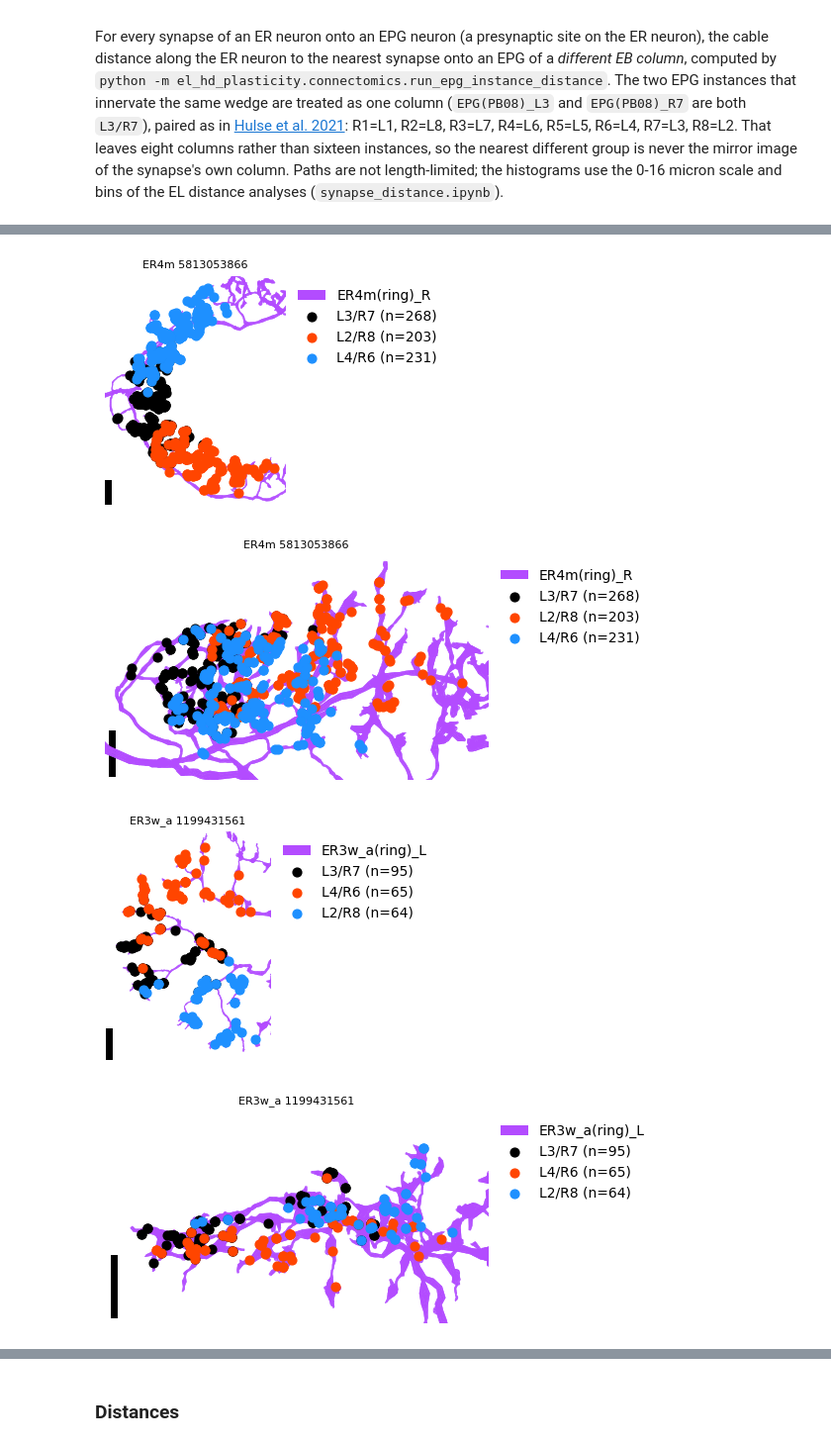
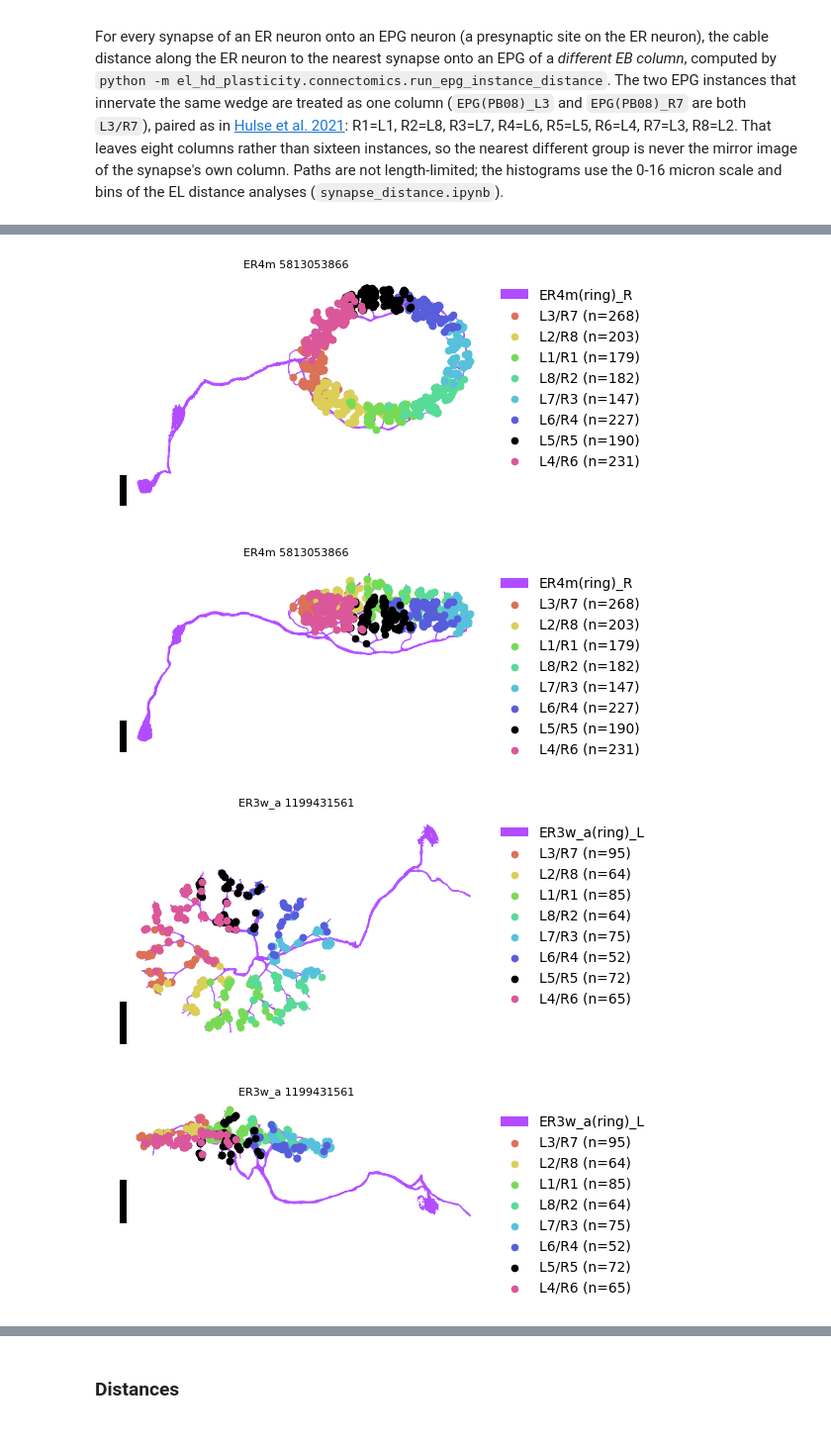
Before and after one commit to yfisher-lab/plitt_turnerevans_oa_instructs_hd_plasticity, a Jupyter notebook: figures/connectomics/epg_instance_synapse_distance.ipynb, the cells around one changed output, grey strips where cells are left out. Shown at 99% size. Drawn from its saved outputs; the diff is of its cells as text; code cells hidden in the pictures.

```diff
--- a/figures/connectomics/epg_instance_synapse_distance.ipynb
+++ b/figures/connectomics/epg_instance_synapse_distance.ipynb
@@ -55,0 +84,14 @@ inaccurate. Deficiency may strongly depend on the value of eps.
+# %%
+eb, pb = ebcoords.fetch_roi('EB'), ebcoords.fetch_roi('PB')
+epg_columns = sd.instance_column(epgs['instance'])
+print(f'{sum(column in column_color for column in epg_columns)} of {len(epgs)} EPG neurons have an EB column')
+
+fig, ax = plotting.plot_neurons_2d([eb, pb], colors=plt.cm.Greys(.3), alpha=.9, radius=False)
+for body_id, column in zip(epgs['bodyId'], epg_columns, strict=True):
+    if column in column_color:
+        plotting.plot_neurons_2d([ebcoords.fetch_skeleton(body_id)], colors=column_color[column],
+                                 alpha=.5, ax=ax)
+# one legend entry per column rather than the one per neuron navis would otherwise add
+keys = [ax.plot([], [], color=color, linewidth=3, label=column)[0] for column, color in column_color.items()]
+# ax.legend(handles=keys, loc='upper left', bbox_to_anchor=(1., 1.), frameon=False)
+fig.savefig(figfolder / 'epg_column_arbors.png', dpi=500, transparent=True, bbox_inches='tight')
@@ -56,5 +103,7 @@ inaccurate. Deficiency may strongly depend on the value of eps.
 # %%
 for plane in ('xy', 'xz'):
-    fig, ax = plotting.plot_instance_example(er4d_skeleton, syns, columns, view=tuple(plane))
+    fig, ax = plotting.plot_grouped_synapses(er4d_skeleton, syns, column_color,
+                                            view=tuple(plane), linewidth=1.5, items=(eb,),
+                                            legend=False)
     fig.savefig(figfolder / f'er4d_epg_column_synapses_{plane}.png', dpi=500, transparent=True, bbox_inches='tight')
 # %% [output]
@@ -62,0 +128,17 @@ for plane in ('xy', 'xz'):
+# %%
+views = {  # plane: the axis the neuron is shaded by, the range of that axis, and the limits of the second axis
+    'xy': dict(shade_by='z', smin=-2000, smax=700, ylim=[-300, 2400]),
+    'xz': dict(shade_by='y', smin=5, smax=1800, ylim=[-2000, 1500]),
+}
+XLIM = [-5100, -2000]
+
+for plane, v in views.items():
+    # only the synapses inside the slab the neuron is shaded by, so every dot sits on a branch of the view
+    depth = syns[f"{v['shade_by']}_eb"]
+    filtered_syns = syns[(depth >= v['smin'])] #& (depth <= v['smax'])]
+    print(plane, 'drawn:', filtered_syns['type'].value_counts().to_dict())
+    fig, ax = plotting.plot_grouped_synapses(
+        er4d_skeleton, filtered_syns, column_color, view=tuple(plane), s=80, bar_um=5,
+        xlim=XLIM, ylim=v['ylim'], shade_by=v['shade_by'], smin=v['smin'], smax=v['smax'])
+    fig.savefig(figfolder / f'er4d_epg_column_synapses_zoom_{plane}.png', dpi=500, transparent=True,
+                bbox_inches='tight')
@@ -67,16 +156,15 @@ One neuron per type, with the synapses of its most-synapsed column and the two c
 # %%
 for er_type in ('ER4m', 'ER3w_a', 'ER3p_a', 'ER1_a', 'ER2_b', 'ER3m'):
     er_syns, _ = get_er_epg_synapses(er_type)
     body_id = er_syns['bodyId_pre'].value_counts().index[0]            # the neuron with most synapses
     er_syns = cn.add_eb_coords(er_syns.loc[er_syns['bodyId_pre'] == body_id].copy(), ebcoords, type='pre')
-    er_columns = sd.adjacent_instances(er_syns)
     skeleton = ebcoords.fetch_skeleton(body_id)
     for plane in ('xy', 'xz'):
-        fig, ax = plotting.plot_instance_example(skeleton, er_syns, er_columns, view=tuple(plane))
+        fig, ax = plotting.plot_grouped_synapses(skeleton, er_syns, column_color, view=tuple(plane))
         ax.set_title(f'{er_type} {body_id}', fontsize=8)
         fig.savefig(figfolder / f'{er_type}_epg_column_synapses_{plane}.png', dpi=500, transparent=True, bbox_inches='tight')
 # %% [output]
-[figure, old version]
+[figure, new version]
-[figure, old version]
+[figure, new version]
-[figure, old version]
+[figure, new version]
-[figure, old version]
+[figure, new version]
```
Also changed, not shown: parts of 11 cells of this notebook, 16 other files.
